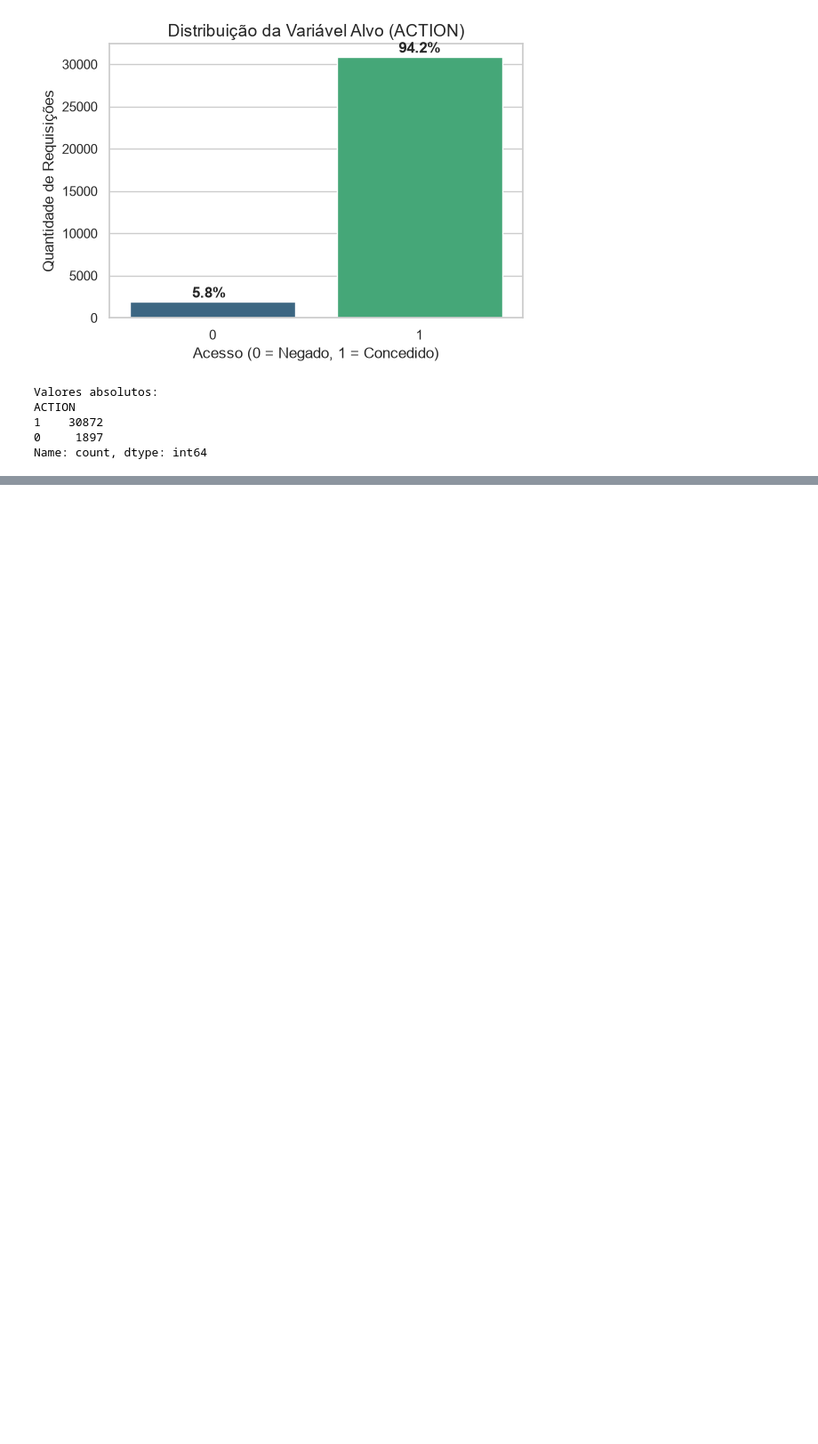
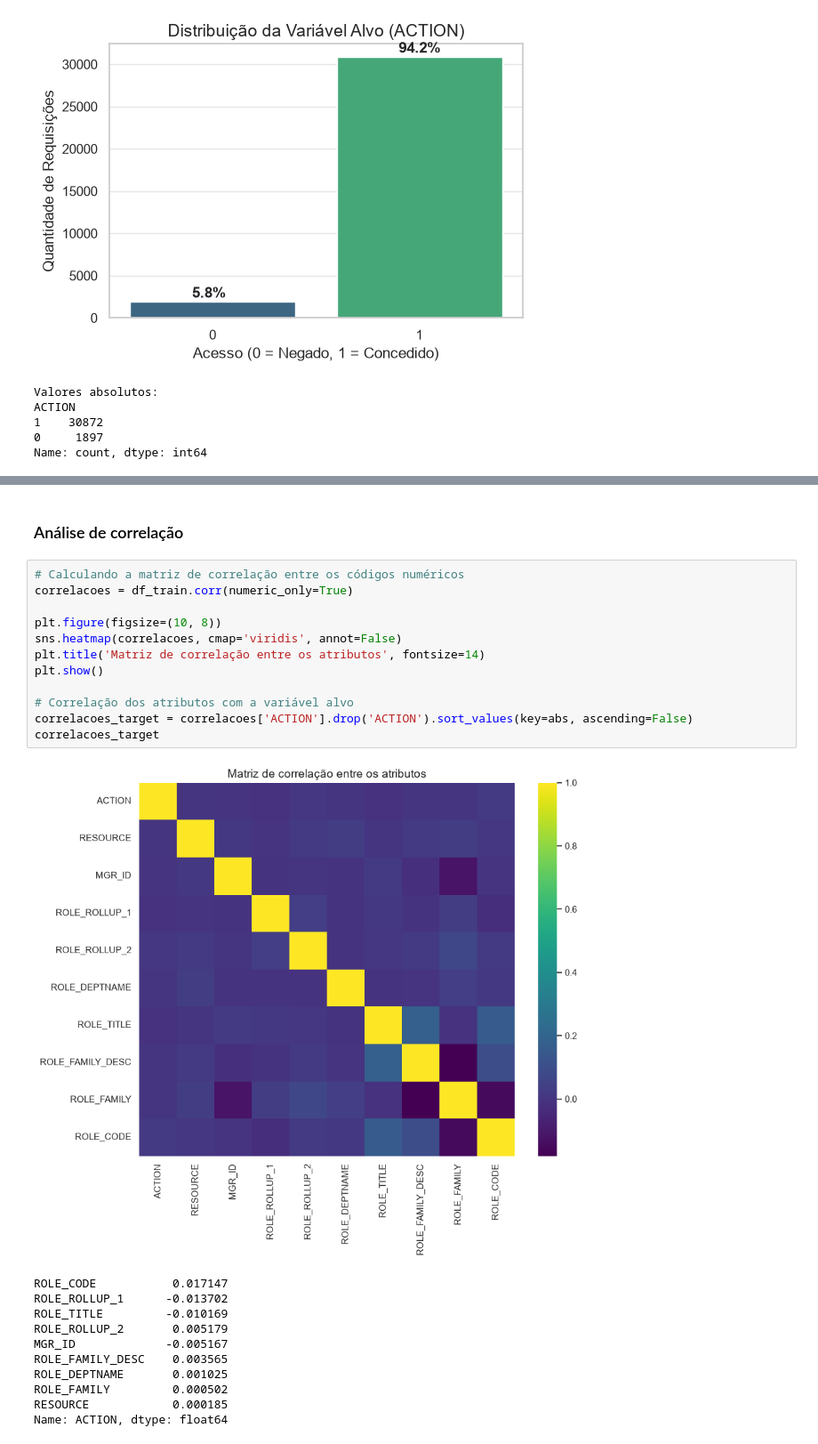
Before and after one commit to arthurtdl/access-grant-prediction, a Jupyter notebook: notebooks/01_analise_exploratoria.ipynb, the cells around one changed output, grey strips where cells are left out. Shown at 89% size. Saved outputs shown, nothing was run; the diff lists cells and outputs as text; blank space fills up the shorter version.

```diff
--- a/notebooks/01_analise_exploratoria.ipynb
+++ b/notebooks/01_analise_exploratoria.ipynb
@@ -91,0 +172,26 @@ Name: count, dtype: int64
+# %% [markdown]
+### Análise de correlação
+# %%
+# Calculando a matriz de correlação entre os códigos numéricos
+correlacoes = df_train.corr(numeric_only=True)
+
+plt.figure(figsize=(10, 8))
+sns.heatmap(correlacoes, cmap='viridis', annot=False)
+plt.title('Matriz de correlação entre os atributos', fontsize=14)
+plt.show()
+
+# Correlação dos atributos com a variável alvo
+correlacoes_target = correlacoes['ACTION'].drop('ACTION').sort_values(key=abs, ascending=False)
+correlacoes_target
+# %% [output]
+[figure, added]
+ROLE_CODE           0.017147
+ROLE_ROLLUP_1      -0.013702
+ROLE_TITLE         -0.010169
+ROLE_ROLLUP_2       0.005179
+MGR_ID             -0.005167
+ROLE_FAMILY_DESC    0.003565
+ROLE_DEPTNAME       0.001025
+ROLE_FAMILY         0.000502
+RESOURCE            0.000185
+Name: ACTION, dtype: float64
```
Also changed, not shown: parts of 8 cells of this notebook.
